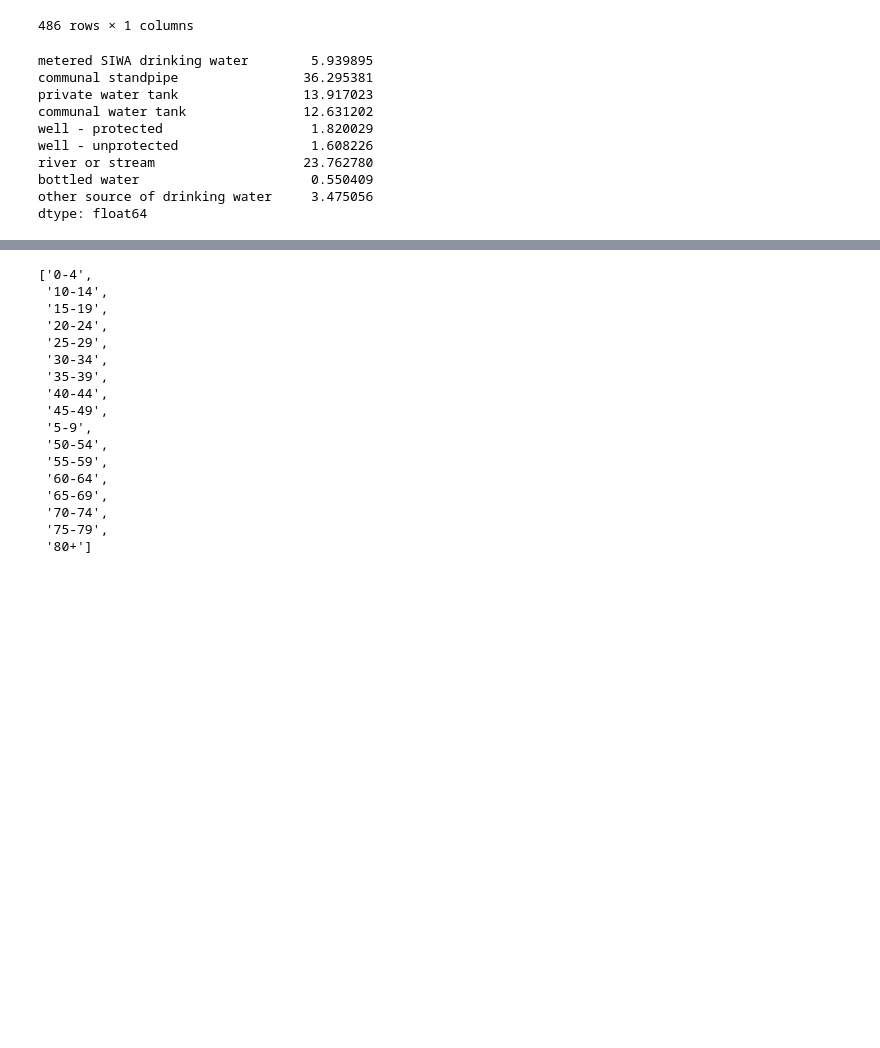
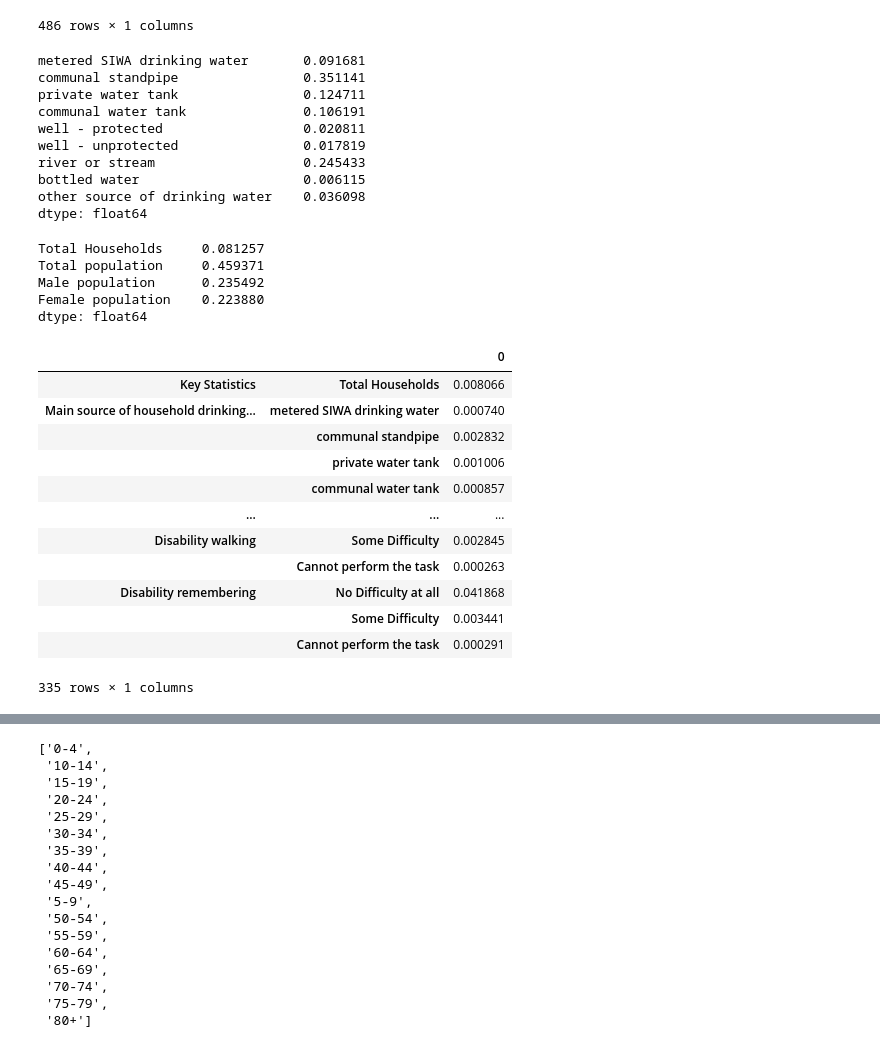
Before and after one commit to Gippers/SolomonIslandsDataMap, a Jupyter notebook: nbs/00_load_data.ipynb, the cells around one changed output, grey strips where cells are left out. Drawn from its saved outputs; the diff is of its cells as text; code cells hidden in the pictures; blank space fills up the shorter version.

```diff
--- a/nbs/00_load_data.ipynb
+++ b/nbs/00_load_data.ipynb
@@ -1279,19 +1281,45 @@ sol_geo.census['core'].filter(items = ['id'])
 # TODO -test that they all sum to one
 test_agg = sol_geo.get_census(geo_filter = 'Constituency', type_filter='Proportion', var = "Main source of household drinking water",
                               agg = True)
-test_eq(test_agg.sum(), 100.0)
+test_eq(test_agg.sum(), 1.0)
 test_agg
 # %% [output]
-metered SIWA drinking water        5.939895
-communal standpipe                36.295381
-private water tank                13.917023
-communal water tank               12.631202
-well - protected                   1.820029
-well - unprotected                 1.608226
-river or stream                   23.762780
-bottled water                      0.550409
-other source of drinking water     3.475056
+metered SIWA drinking water       0.091681
+communal standpipe                0.351141
+private water tank                0.124711
+communal water tank               0.106191
+well - protected                  0.020811
+well - unprotected                0.017819
+river or stream                   0.245433
+bottled water                     0.006115
+other source of drinking water    0.036098
 dtype: float64
+# %%
+sol_geo.get_census(geo_filter = 'Constituency', type_filter='Proportion', var = "Key Statistics",
+                              agg = True)
+# %% [output]
+Total Households     0.081257
+Total population     0.459371
+Male population      0.235492
+Female population    0.223880
+dtype: float64
+# %%
+pd.DataFrame(sol_geo.get_census(geo_filter = 'Constituency', type_filter='Proportion', #var = "Key Statistics",
+                              agg = True))
+# %% [output]
+|  |  | 0 |
+| Key Statistics | Total Households | 0.008066 |
+| Main source of household drinking... | metered SIWA drinking water | 0.000740 |
+|  | communal standpipe | 0.002832 |
+|  | private water tank | 0.001006 |
+|  | communal water tank | 0.000857 |
+| ... | ... | ... |
+| Disability walking | Some Difficulty | 0.002845 |
+|  | Cannot perform the task | 0.000263 |
+| Disability remembering | No Difficulty at all | 0.041868 |
+|  | Some Difficulty | 0.003441 |
+|  | Cannot perform the task | 0.000291 |
+335 rows × 1 columns
 # %%
 test_agg.sum()
 # %% [output]
```
Also changed, not shown: parts of 13 cells of this notebook, 3 other files.
